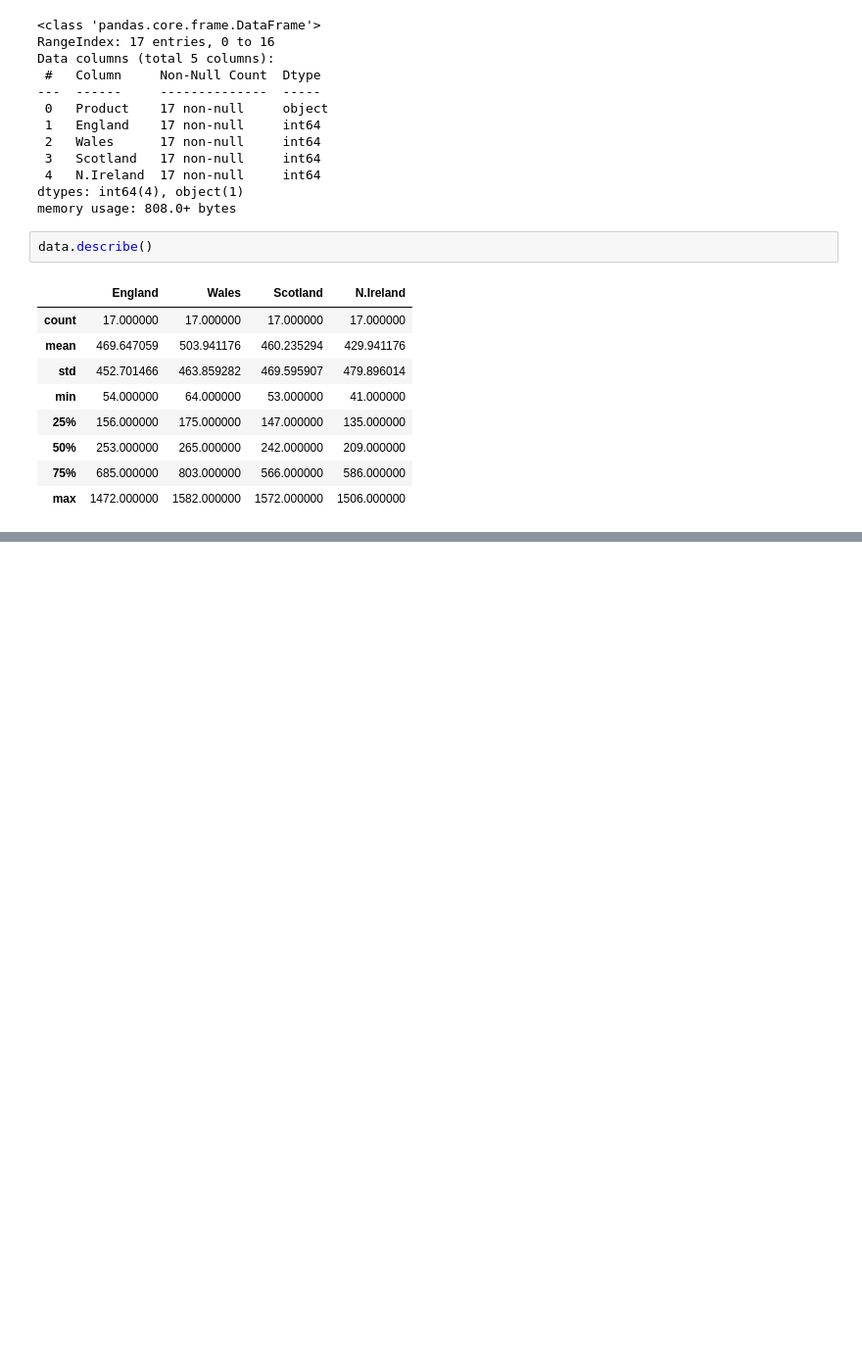
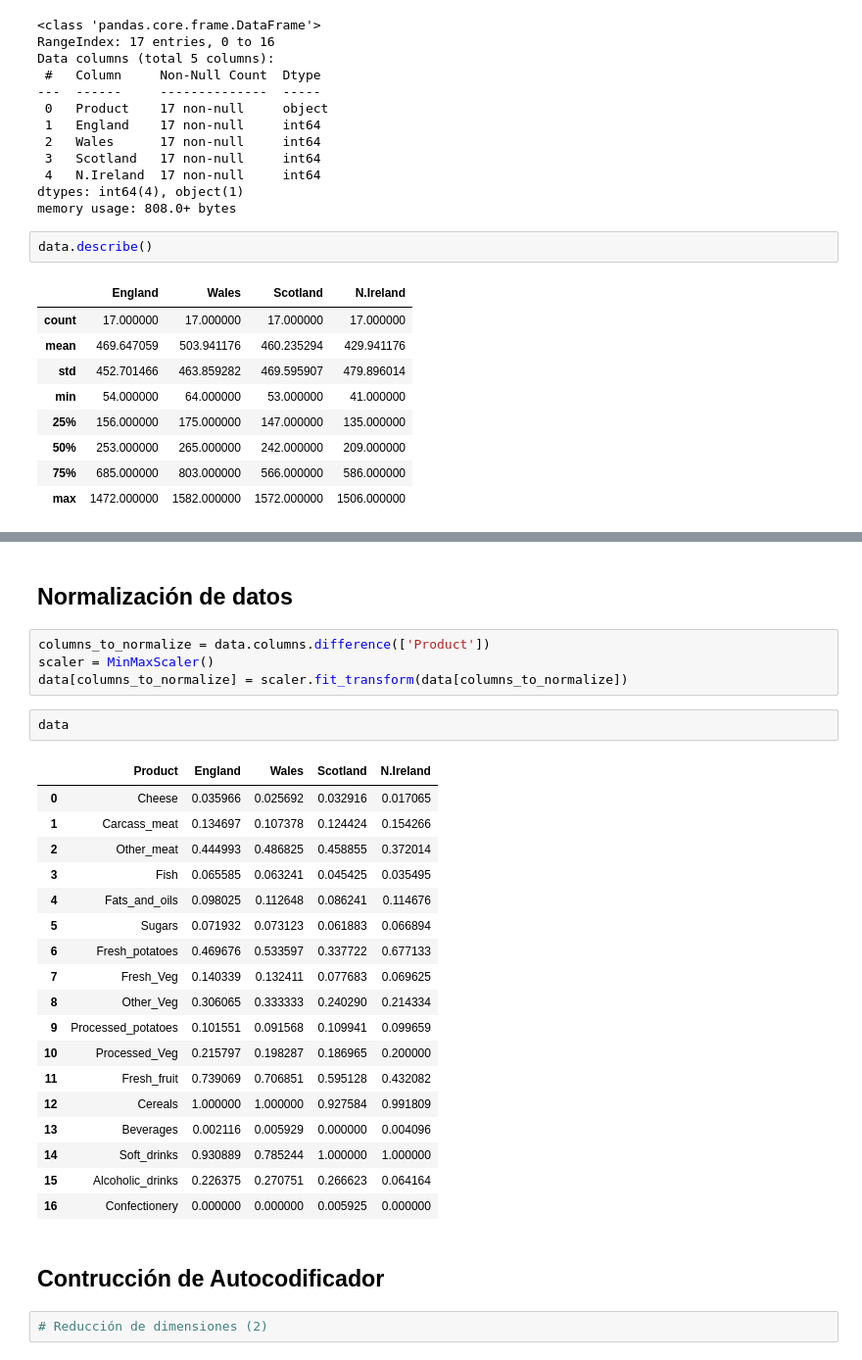
Before and after one commit to dele20361/Lab5_DS, a Jupyter notebook: Lab5_DS.ipynb, the cells around one changed output, grey strips where cells are left out. Shown at 98% size. Saved outputs shown, nothing was run; the diff lists cells and outputs as text; blank space fills up the shorter version.

Commit message:
Exploración y normalización done

```diff
--- a/Lab5_DS.ipynb
+++ b/Lab5_DS.ipynb
@@ -67,0 +137,31 @@ TypeError: 'module' object is not callable
+# %% [markdown]
+## Normalización de datos
+# %%
+columns_to_normalize = data.columns.difference(['Product'])
+scaler = MinMaxScaler()
+data[columns_to_normalize] = scaler.fit_transform(data[columns_to_normalize])
+# %%
+data
+# %% [output]
+|  | Product | England | Wales | Scotland | N.Ireland |
+| 0 | Cheese | 0.035966 | 0.025692 | 0.032916 | 0.017065 |
+| 1 | Carcass_meat | 0.134697 | 0.107378 | 0.124424 | 0.154266 |
+| 2 | Other_meat | 0.444993 | 0.486825 | 0.458855 | 0.372014 |
+| 3 | Fish | 0.065585 | 0.063241 | 0.045425 | 0.035495 |
+| 4 | Fats_and_oils | 0.098025 | 0.112648 | 0.086241 | 0.114676 |
+| 5 | Sugars | 0.071932 | 0.073123 | 0.061883 | 0.066894 |
+| 6 | Fresh_potatoes | 0.469676 | 0.533597 | 0.337722 | 0.677133 |
+| 7 | Fresh_Veg | 0.140339 | 0.132411 | 0.077683 | 0.069625 |
+| 8 | Other_Veg | 0.306065 | 0.333333 | 0.240290 | 0.214334 |
+| 9 | Processed_potatoes | 0.101551 | 0.091568 | 0.109941 | 0.099659 |
+| 10 | Processed_Veg | 0.215797 | 0.198287 | 0.186965 | 0.200000 |
+| 11 | Fresh_fruit | 0.739069 | 0.706851 | 0.595128 | 0.432082 |
+| 12 | Cereals | 1.000000 | 1.000000 | 0.927584 | 0.991809 |
+| 13 | Beverages | 0.002116 | 0.005929 | 0.000000 | 0.004096 |
+| 14 | Soft_drinks | 0.930889 | 0.785244 | 1.000000 | 1.000000 |
+| 15 | Alcoholic_drinks | 0.226375 | 0.270751 | 0.266623 | 0.064164 |
+| 16 | Confectionery | 0.000000 | 0.000000 | 0.005925 | 0.000000 |
+# %% [markdown]
+## Contrucción de Autocodificador
+# %%
+# Reducción de dimensiones (2)
```
Also changed, not shown: parts of 3 cells of this notebook.
